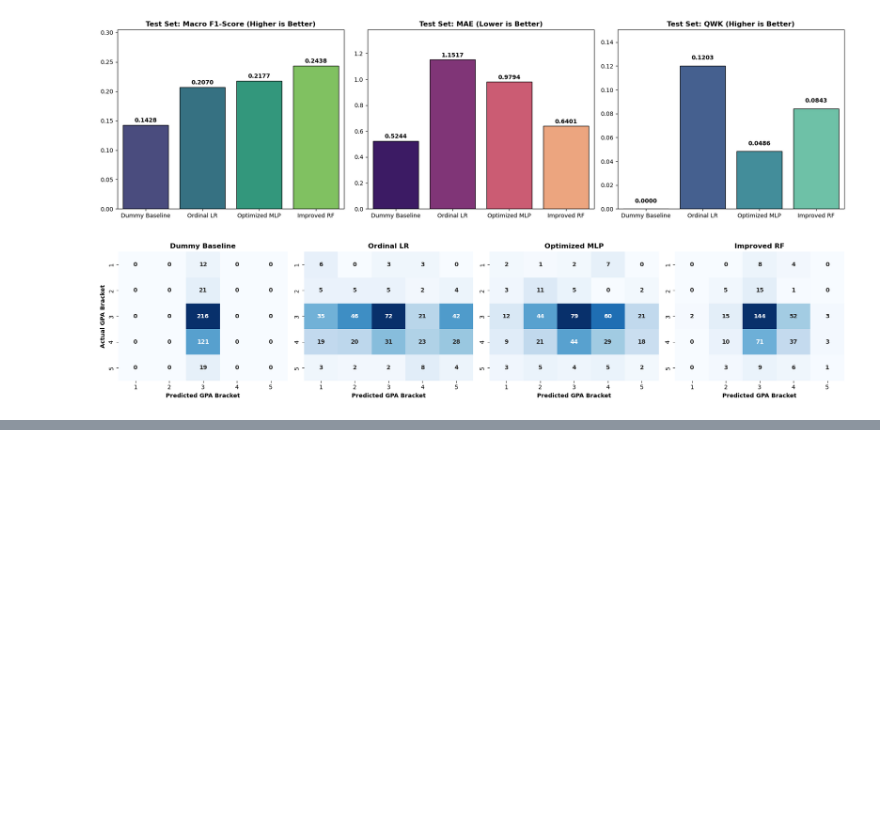
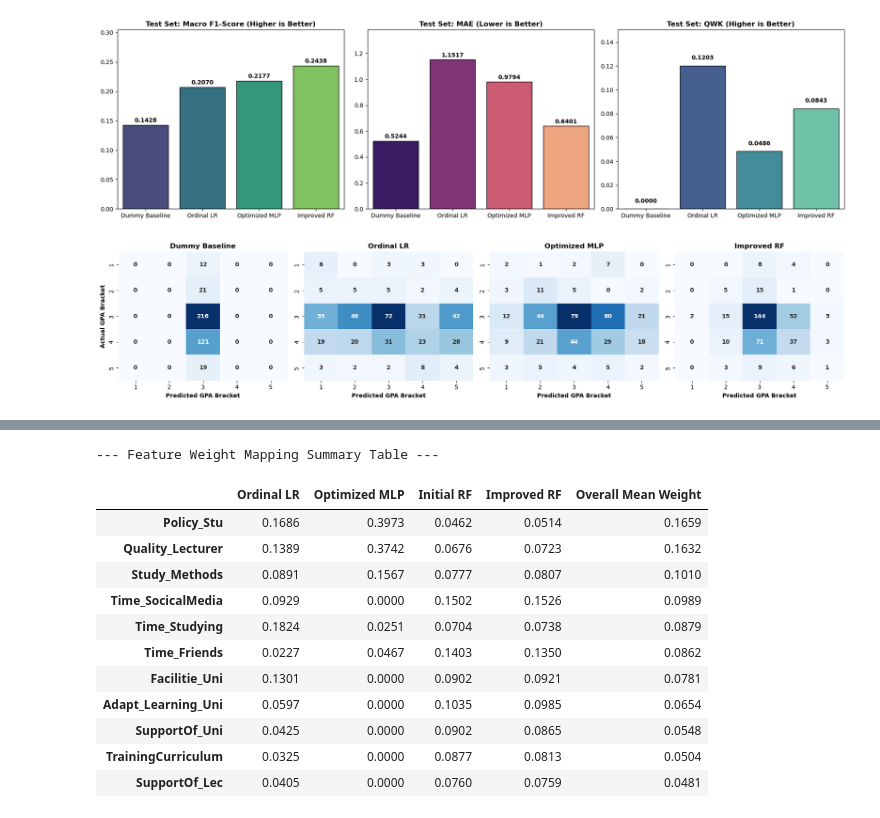
Before and after one commit to axlndy/cbsweg2-cbadvai-cbdatsi-project, a Jupyter notebook: notebooks/cbadvai_project_ml.ipynb, the cells around one changed output, grey strips where cells are left out. Drawn from its saved outputs; the diff is of its cells as text; code cells hidden in the pictures; blank space fills up the shorter version.

```diff
--- a/notebooks/cbadvai_project_ml.ipynb
+++ b/notebooks/cbadvai_project_ml.ipynb
@@ -795,0 +810,35 @@ It delivers the highest minority-class sensitivity (Macro F1 = 0.2438) while suc
+# %%
+from src.cbadvai.metrics import compute_summary_feature_weights
+from src.cbadvai.preprocessing import SELECTED_FEATURES
+
+#Compute normalized feature weight mapping table across all 4 models
+df_feature_weights = compute_summary_feature_weights(
+    grid_lr=grid_lr,
+    grid_mlp=grid_mlp,
+    grid_rf_initial=grid_rf_initial,
+    grid_rf_improved=grid_rf,
+    X_test=X_test,
+    y_test=y_test,
+    feature_names=SELECTED_FEATURES
+)
+
+#Compute mean weight column and sort features by importance
+df_feature_weights['Overall Mean Weight'] = df_feature_weights.mean(axis=1)
+df_feature_weights = df_feature_weights.sort_values(by='Overall Mean Weight', ascending=False)
+
+print("--- Feature Weight Mapping Summary Table ---")
+display(df_feature_weights.round(4))
+# %% [output]
+--- Feature Weight Mapping Summary Table ---
+|  | Ordinal LR | Optimized MLP | Initial RF | Improved RF | Overall Mean Weight |
+| Policy_Stu | 0.1686 | 0.3973 | 0.0462 | 0.0514 | 0.1659 |
+| Quality_Lecturer | 0.1389 | 0.3742 | 0.0676 | 0.0723 | 0.1632 |
+| Study_Methods | 0.0891 | 0.1567 | 0.0777 | 0.0807 | 0.1010 |
+| Time_SocicalMedia | 0.0929 | 0.0000 | 0.1502 | 0.1526 | 0.0989 |
+| Time_Studying | 0.1824 | 0.0251 | 0.0704 | 0.0738 | 0.0879 |
+| Time_Friends | 0.0227 | 0.0467 | 0.1403 | 0.1350 | 0.0862 |
+| Facilitie_Uni | 0.1301 | 0.0000 | 0.0902 | 0.0921 | 0.0781 |
+| Adapt_Learning_Uni | 0.0597 | 0.0000 | 0.1035 | 0.0985 | 0.0654 |
+| SupportOf_Uni | 0.0425 | 0.0000 | 0.0902 | 0.0865 | 0.0548 |
+| TrainingCurriculum | 0.0325 | 0.0000 | 0.0877 | 0.0813 | 0.0504 |
+| SupportOf_Lec | 0.0405 | 0.0000 | 0.0760 | 0.0759 | 0.0481 |
```
Also changed, not shown: parts of 6 cells of this notebook.
